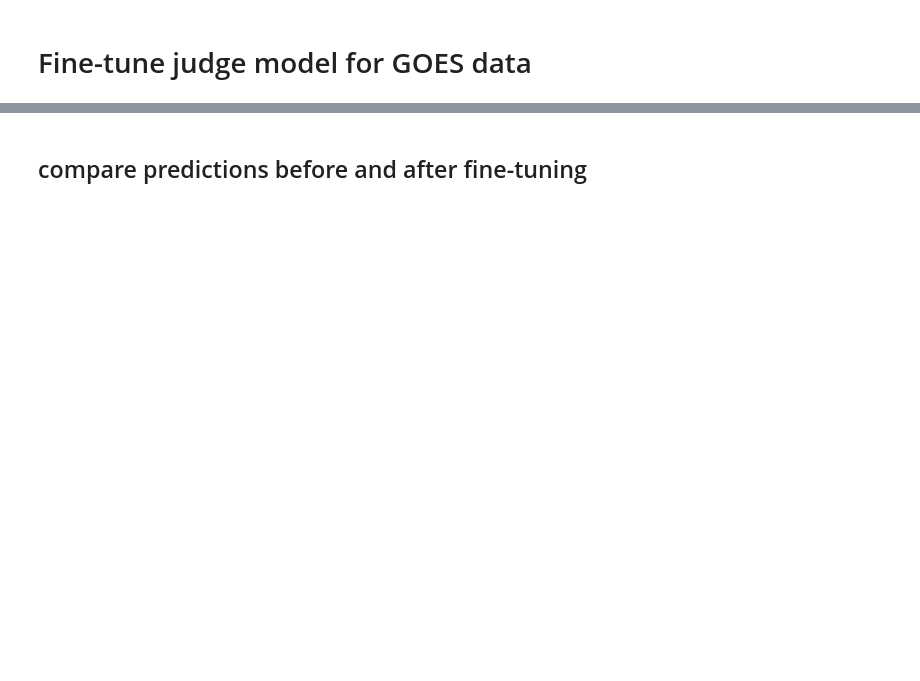
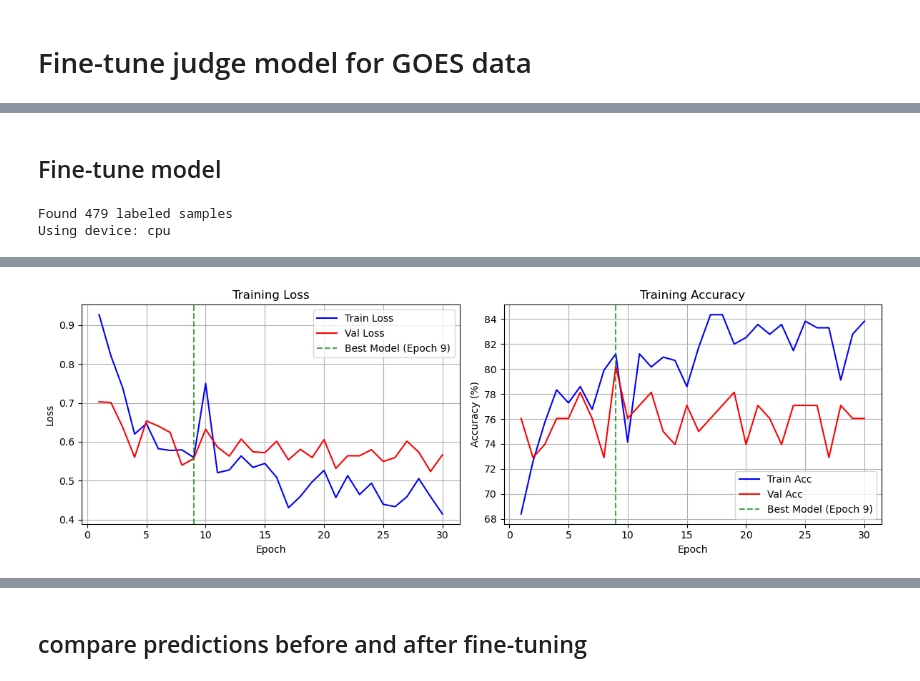
Before and after one commit to johanna-mayer/mesoscale_structure_public, a Jupyter notebook: judge_for_goes/fine_tune_judge_for_goes.ipynb, the cells around one changed output, grey strips where cells are left out. Cells and saved outputs as stored; diff of their text form; code cells hidden in the pictures; blank space fills up the shorter version.

Commit message:
finalized finetuning judge for goes

```diff
--- a/judge_for_goes/fine_tune_judge_for_goes.ipynb
+++ b/judge_for_goes/fine_tune_judge_for_goes.ipynb
@@ -386,3 +404,13 @@ Data variables:
+# %%
+i0 = 40
+for i in range(i0, len(ds.image_data)):
+    fig, (ax1, ax2) = plt.subplots(1, 2, figsize=(9, 4.5))
+    ax1.imshow(ds.image_data[i][3], cmap='gray')
+    ax2.imshow(ds.image_data[i][0], cmap='gray')
+    plt.suptitle(f'{ds.label[i].values} ({i})')
+    plt.show()
+    if i == i0 + 10:
+        break
 # %%
 ds.label.plot.hist(bins=np.arange(-0.5, 6.5, 1), edgecolor='black')
 # %% [output]
@@ -849,0 +1214,67 @@ Suppressed Cu: 100.0% (10 samples)
+# %% [markdown]
+## Fine-tune model
+# %%
+# Example usage of the fine-tuning functions
+save_path = 'labeled_goes_data.nc'
+
+# Check if we have labeled data
+if os.path.exists(save_path):
+    with xr.open_dataset(save_path) as ds:
+        num_samples = len(ds.sample)
+    print(f"Found {num_samples} labeled samples")
+
+    if num_samples >= 5:  # Need at least a few samples
+        # Define device
+        device_num = '0'  # Change this to your GPU number or 'cpu'
+        device = torch.device(f'cuda:{device_num}' if torch.cuda.is_available() and device_num != 'cpu' else 'cpu')
+        print(f"Using device: {device}")
+
+        # Load the pre-trained modelß
+        class_names = ['Solid stratus', 'Closed MCC', 'Open MCC', 'Disorganized MCC', 'Clustered Cu', 'Suppressed Cu']
+        model_path = '/home/jmayer/ACI_research/YuanyuanWu-NJU-Cloud-morphology-dataset/Model_judge/64epochs_accuracy0.91456.pth'
+
+        model = timm.create_model('resnet50d', pretrained=False)
+        model.conv1 = nn.Conv2d(4, 64, kernel_size=7, stride=2, padding=3, bias=False)
+        model.fc = nn.Linear(2048, 6)
+        model = model.to(device)
+
+        # Load pre-trained weights
+        weights = torch.load(model_path, map_location=device)
+        model.load_state_dict(weights)
+        original_model = copy.deepcopy(model)  # Keep a copy of the original model for comparison
+        print("Loaded pre-trained MODIS model")
+
+        # Visualize some labeled samples before training
+        #print("\nVisualizating labeled samples:")
+        #visualize_labeled_data(save_path, num_samples=3)
+
+        # Fine-tune the model
+        # Fine-tune the model
+        print("Starting fine-tuning...")
+        finetuned_model, val_dataset = fine_tune_for_goes(
+            model=model,
+            labeled_nc_path=save_path,
+            num_epochs=30,
+            learning_rate=5e-4,
+            batch_size=8,
+            validation_split=0.2,
+            save_best_model=True,
+            model_save_path='finetuned_goes_model.pth'
+        )
+
+        # Evaluate the last epoch of the fine-tuned model
+        print("\nEvaluating best fine-tuned model (on VALIDATION dataset only):")
+        evaluate_finetuned_model(finetuned_model, val_dataset, class_names)
+
+        print("-"*40)
+        print("-"*40)
+        print("\nEvaluating original model (on VALIDATION dataset only):")
+        evaluate_finetuned_model(original_model, val_dataset, class_names)
+
+    else:
+        print("Need at least 5 labeled samples for fine-tuning. Please label more data first.")
+else:
+    print(f"No labeled data found at {save_path}. Please run the labeling tool first.")
+# %% [output]
+Found 479 labeled samples
+Using device: cpu
@@ -849,0 +1298 @@ Suppressed Cu: 100.0% (10 samples)
+[figure, added]
```
Also changed, not shown: parts of 21 cells of this notebook, 3 other files.
